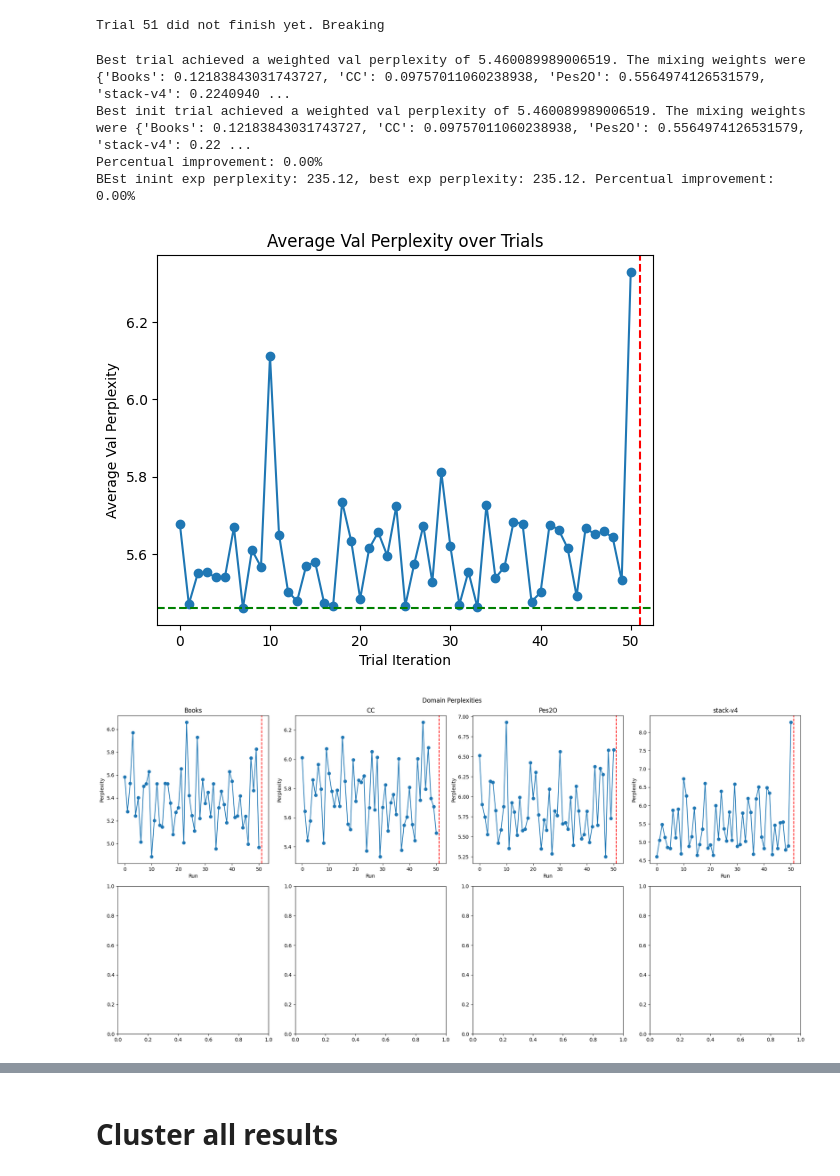
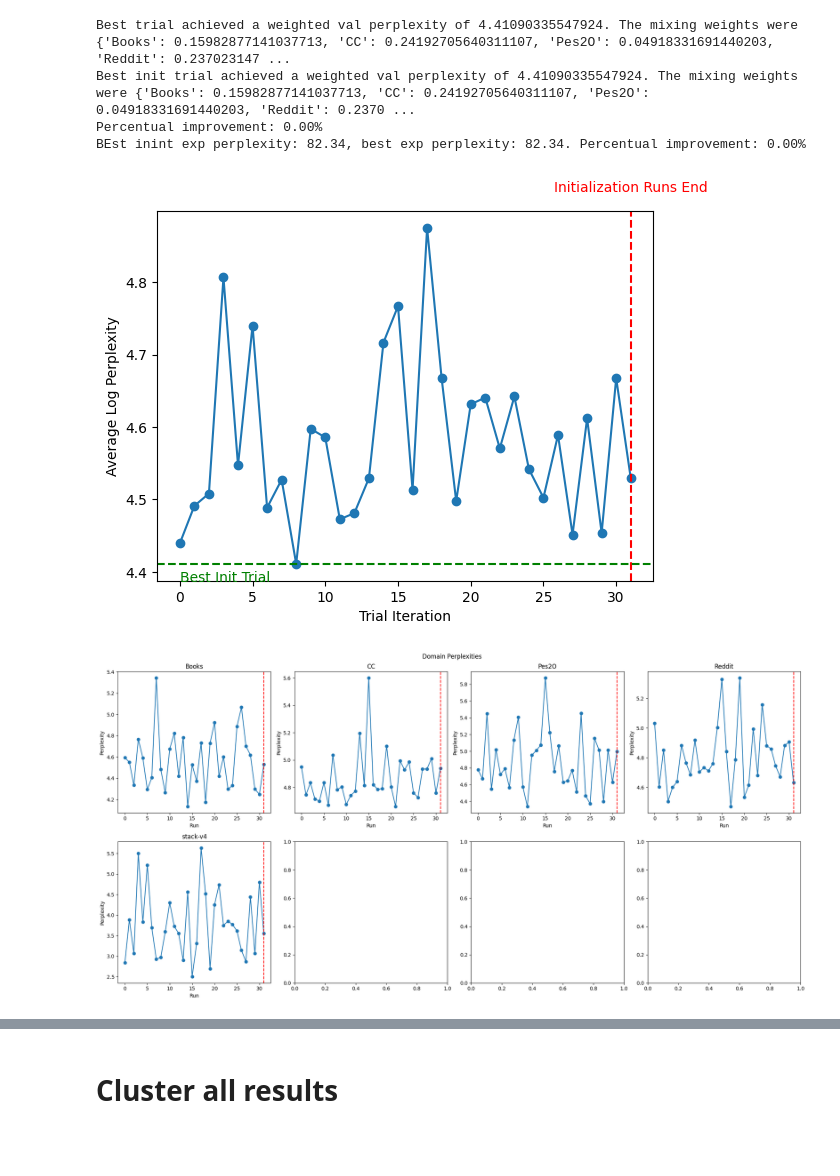
Before and after one commit to tim200002/lm_mixture_optimization, a Jupyter notebook: scripts/analyze_experiment.ipynb, the cells around one changed output, grey strips where cells are left out. Saved outputs shown, nothing was run; the diff lists cells and outputs as text; code cells hidden in the pictures; blank space fills up the shorter version.

```diff
--- a/scripts/analyze_experiment.ipynb
+++ b/scripts/analyze_experiment.ipynb
@@ -36,8 +36,22 @@ def plot_weighted_val_perplexity(weighted_val_perplexities: List[float], no_init
     plt.scatter(range(len(weighted_val_perplexities)), weighted_val_perplexities)
     plt.axvline(x=no_initial_runs - 1, color='r', linestyle='--')
     plt.xlabel('Trial Iteration')
-    plt.ylabel('Average Val Perplexity')
-    plt.title('Average Val Perplexity over Trials')
+    plt.ylabel('Average Log Perplexity')
+    plt.annotate('Initialization Runs End',
+                 xy=(no_initial_runs - 1, max(weighted_val_perplexities)),
+                 xytext=(no_initial_runs - 1, max(weighted_val_perplexities) + 0.05),  # Adjust the vertical position above the plot
+                 textcoords='data',
+                 ha='center',  # Center the text horizontally
+                 color='r')
+
+    if no_initial_runs:
+        init_trials = weighted_val_perplexities[:no_initial_runs]
+        best_init_trial = min(init_trials)
+        plt.axhline(y=best_init_trial, color='g', linestyle='--')
+        plt.text(0, best_init_trial-0.01, "Best Init Trial",
+                 verticalalignment='top',  # Align text above this position
+                 color='g')
+    #plt.title('Average Val Perplexity over Trials')
 
 def plot_domain_perplexities(val_results: List[Dict[str, ValResult]], no_initial_runs: int = 0):
     max_plots_per_row = 4
@@ -91,13 +121,18 @@ path = "/root/code/mixture_optimization/logs/bayesian_books_cc_stack_pes2o_0/exp
 #path = "/root/code/mixture_optimization/logs/lin_interp_books_c4_80M_0/experiment_history.yaml"
 #path = "/root/code/mixture_optimization/logs/lin_interp_books_c4_0/experiment_history.yaml"
 #path = "../logs/uniform_books_cc_stack_peso_reddit/experiment_history.yaml"
-#path = "../logs/bayesian_books_cc_stack_pes2o_reddit_16init_0/experiment_history.yaml"
+path = "../logs/bayesian_books_cc_stack_pes2o_reddit_16init_0/experiment_history.yaml"
 #path = "../logs/bayesian_books_cc_stack_pes2o_reddit_16init_1/experiment_history.yaml"
 #path = "../logs/bayesian_books_cc_stack_pes2o_reddit_32init_0/experiment_history.yaml"
-path = "../logs/bayesian_books_cc_stack_pes20_small_0/experiment_history_proper.yaml"
+#path = "../logs/bayesian_books_cc_stack_pes20_small_0/experiment_history_proper.yaml"
 #path = "../logs/uniform_books_cc_stack_pes20_small_0/experiment_history.yaml"
 #path = "../logs/bayesian_books_cc_stack_pes20_small_1/experiment_history.yaml"
-path = "../logs/uniform_books_cc_stack_pes20_small_0/experiment_history.yaml"
+#path = "../logs/uniform_books_cc_stack_pes20_small_0/experiment_history.yaml"
+path = "../logs/uniform_books_cc_stack_peso_reddit/experiment_history.yaml"
+#path = "../logs/uniform_books_cc_stack_pes20_small_0/experiment_history_filtered.yaml"
+#path = "../logs/bayesian_books_cc_stack_pes20_small_1/experiment_history_filtered.yaml"
+
+#path = "../logs/bayesian_books_cc_stack_pes2o_reddit_c4_wiki_32_init_0/experiment_history.yaml"
 
 experiments = read_experiments(path)
 experiment = experiments[0]
@@ -113,40 +148,39 @@ best_init_trial = None
 for trial in experiment.trials:
     if trial.val_results is None:
         continue
 
     if best_trial is None or trial.weighted_val_perplexity < best_trial.weighted_val_perplexity:
         best_trial = trial
 
     if trial.type == TrialType.INITIALIZATION:
         if best_init_trial is None or trial.weighted_val_perplexity < best_init_trial.weighted_val_perplexity:
             best_init_trial = trial
 
 val_results, weighted_perplexity, domain_weights = get_experiment_result(experiment)
 plot_weighted_val_perplexity(weighted_perplexity, no_initial_runs=no_initi_trials)
 # add hline for best init trial
-plt.axhline(y=best_init_trial.weighted_val_perplexity, color='g', linestyle='--')
+#plt.axhline(y=best_init_trial.weighted_val_perplexity, color='g', linestyle='--')
 
 plot_domain_perplexities(val_results, no_initial_runs=no_initi_trials)
 plot_mixing_weights(domain_weights, no_initial_runs=no_initi_trials)
 
 
 
 
 
-print(f"Best trial achieved a weighted val perplexity of {best_trial.weighted_val_perplexity}. The mixing weights were {best_trial.true_mixing_weights}. Trial idx: {best_trial.idx}")
-print(f"Best init trial achieved a weighted val perplexity of {best_init_trial.weighted_val_perplexity}. The mixing weights were {best_init_trial.true_mixing_weights}. Trial idx: {best_init_trial.idx}")
+print(f"Best trial achieved a weighted val perplexity of {best_trial.weighted_val_perplexity}. The mixing weights were {best_trial.true_mixing_weights}. The domain perplexities were {plot_val_results(best_trial.val_results)}. Trial idx: {best_trial.idx}")
+print(f"Best init trial achieved a weighted val perplexity of {best_init_trial.weighted_val_perplexity}. The mixing weights were {best_init_trial.true_mixing_weights}. The domain perplexities were {plot_val_results(best_init_trial.val_results)}. Trial idx: {best_init_trial.idx}")
 percentual_improvement = (best_init_trial.weighted_val_perplexity - best_trial.weighted_val_perplexity) / best_init_trial.weighted_val_perplexity * 100
 print(f"Percentual improvement: {percentual_improvement:.2f}%")
 
 exp_perplexity_init = np.exp(best_init_trial.weighted_val_perplexity)
 exp_perplexity = np.exp(best_trial.weighted_val_perplexity)
 percentual_improvement_exp_perplexity = (exp_perplexity_init - exp_perplexity) / exp_perplexity_init * 100
 print(f"BEst inint exp perplexity: {exp_perplexity_init:.2f}, best exp perplexity: {exp_perplexity:.2f}. Percentual improvement: {percentual_improvement_exp_perplexity:.2f}%")
 # %% [output]
-Trial 51 did not finish yet. Breaking
+Best trial achieved a weighted val perplexity of 4.41090335547924. The mixing weights were {'Books': 0.15982877141037713, 'CC': 0.24192705640311107, 'Pes2O': 0.04918331691440203, 'Reddit': 0.237023147 ...
+Best init trial achieved a weighted val perplexity of 4.41090335547924. The mixing weights were {'Books': 0.15982877141037713, 'CC': 0.24192705640311107, 'Pes2O': 0.04918331691440203, 'Reddit': 0.2370 ...
+Percentual improvement: 0.00%
+BEst inint exp perplexity: 82.34, best exp perplexity: 82.34. Percentual improvement: 0.00%
-Best trial achieved a weighted val perplexity of 5.460089989006519. The mixing weights were {'Books': 0.12183843031743727, 'CC': 0.09757011060238938, 'Pes2O': 0.5564974126531579, 'stack-v4': 0.2240940 ...
-Best init trial achieved a weighted val perplexity of 5.460089989006519. The mixing weights were {'Books': 0.12183843031743727, 'CC': 0.09757011060238938, 'Pes2O': 0.5564974126531579, 'stack-v4': 0.22 ...
-Percentual improvement: 0.00%
-BEst inint exp perplexity: 235.12, best exp perplexity: 235.12. Percentual improvement: 0.00%
-[figure, old version]
+[figure, new version]
-[figure, old version]
+[figure, new version]
```
Also changed, not shown: parts of 14 cells of this notebook, 34 other files.
